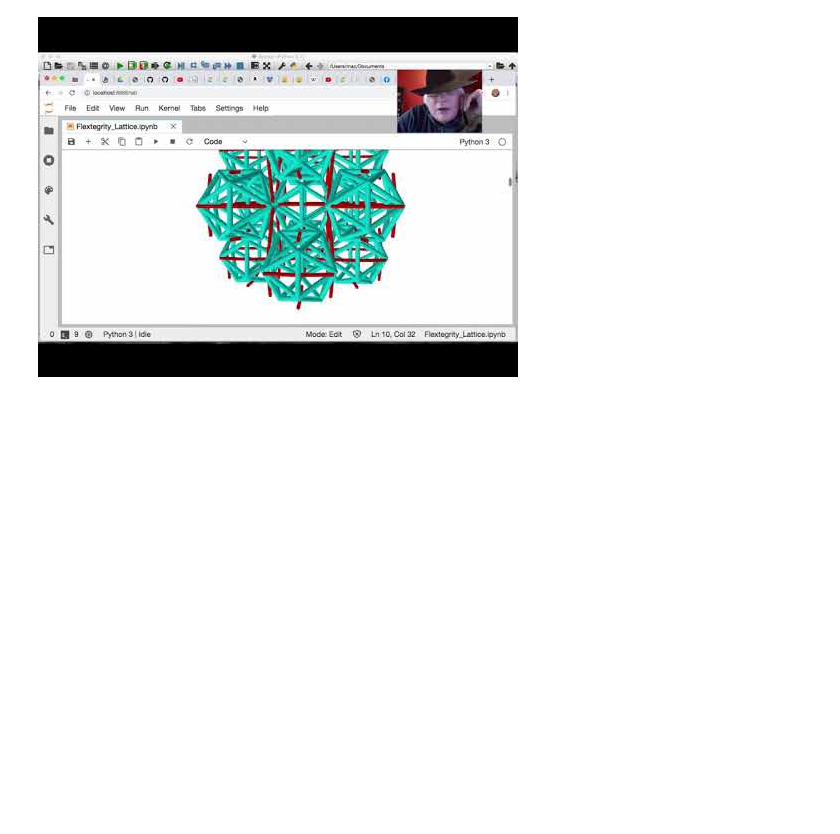
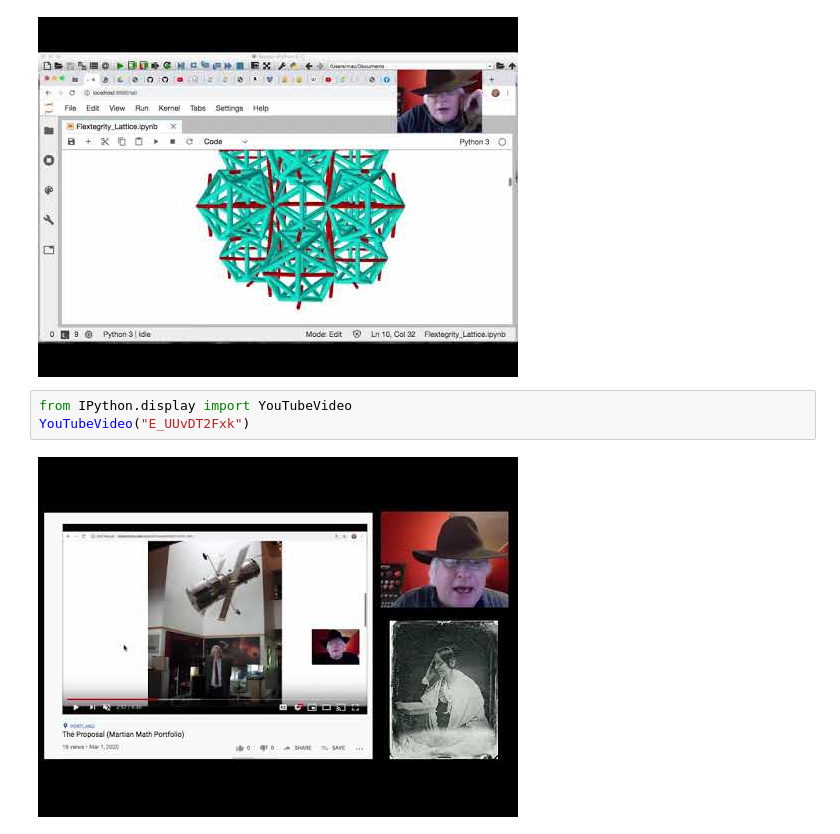
Before and after one commit to 4dsolutions/School_of_Tomorrow, a Jupyter notebook: Flextegrity_Lattice.ipynb, the cells around one changed output. Drawn from its saved outputs; the diff is of its cells as text; blank space fills up the shorter version.

```diff
--- a/Flextegrity_Lattice.ipynb
+++ b/Flextegrity_Lattice.ipynb
@@ -978,3 +979,8 @@ from IPython.display import YouTubeVideo
 YouTubeVideo("NLSBdkEVqXU")
 # %% [output]
 [figure]
+# %%
+from IPython.display import YouTubeVideo
+YouTubeVideo("E_UUvDT2Fxk")
+# %% [output]
+[figure, added]
```
Also changed, not shown: parts of 3 cells of this notebook.
